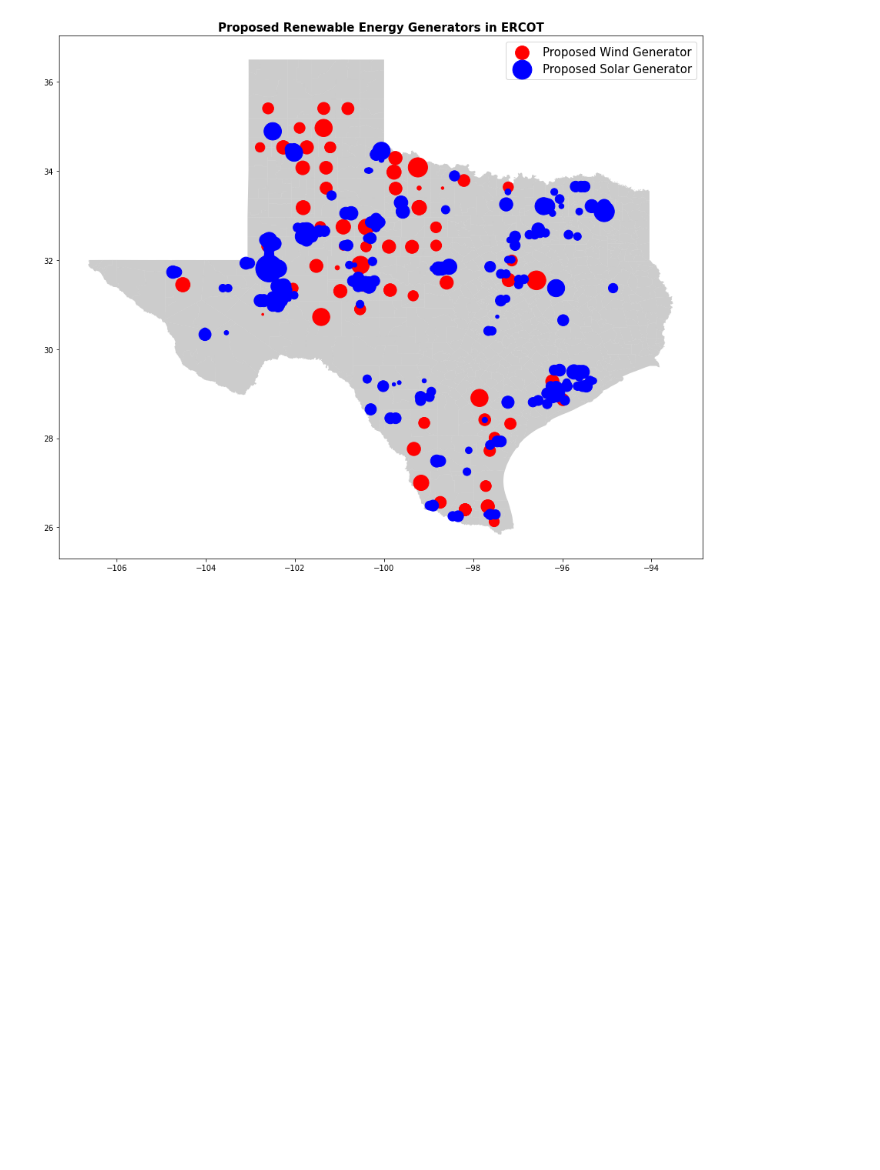
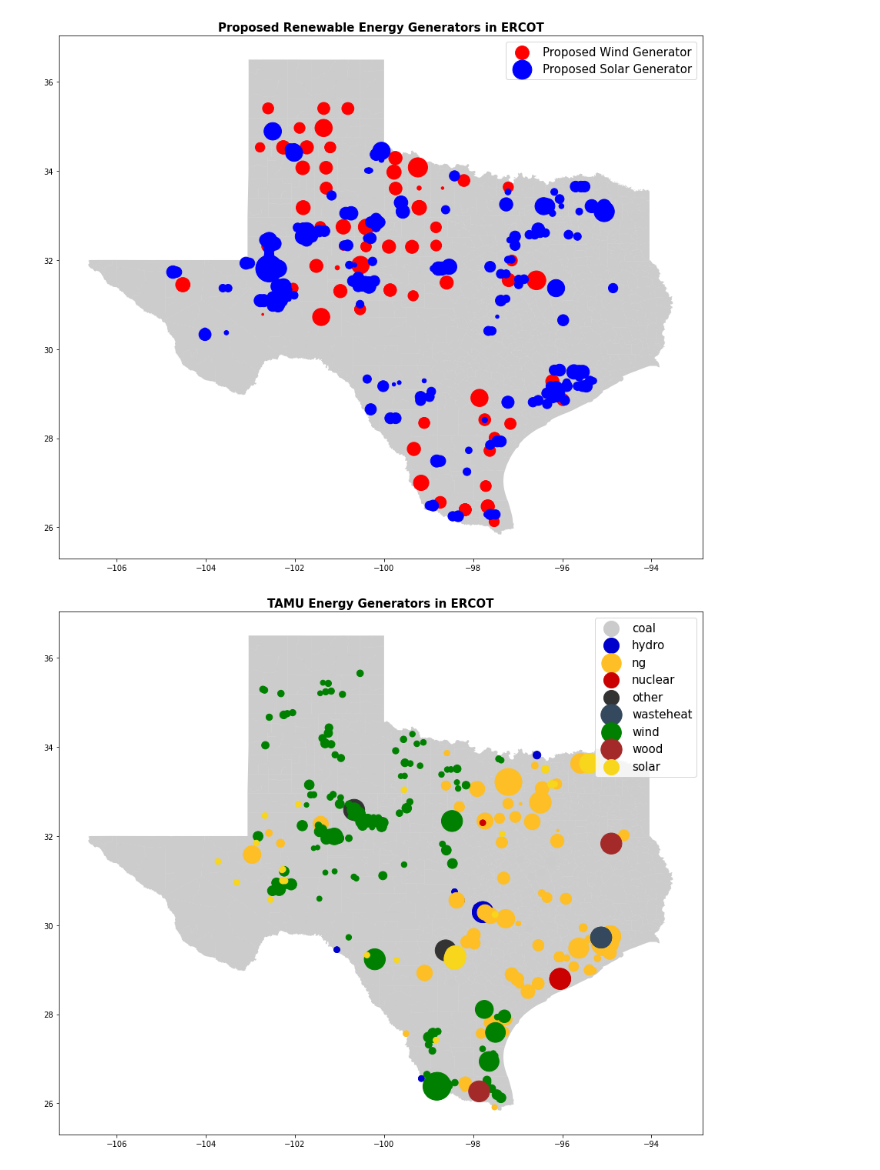
Before and after one commit to alberlin232/ML-Energy-Capstone, a Jupyter notebook: ERCOT/Capacity and Location.ipynb, the cells around one changed output. Saved outputs shown, nothing was run; the diff lists cells and outputs as text; code cells hidden in the pictures; blank space fills up the shorter version.

Commit message:
Used TAMU data to generate new Texas Map

```diff
--- a/ERCOT/Capacity and Location.ipynb
+++ b/ERCOT/Capacity and Location.ipynb
@@ -14,6 +14,11 @@ import pandas as pd
 
 wind = pd.read_excel (r'/Users/Rakene/Documents/Academics/280/ML-Energy-Capstone/ERCOT/wind_meta.xlsx')
 solar = pd.read_excel (r'/Users/Rakene/Documents/Academics/280/ML-Energy-Capstone/ERCOT/solar_meta.xlsx')
+genraw = pd.read_csv (r'/Users/Rakene/Documents/Academics/280/ML-Energy-Capstone/ERCOT/gen.csv')
+genfuel = pd.read_csv (r'/Users/Rakene/Documents/Academics/280/ML-Energy-Capstone/ERCOT/genfuel.csv')
+gencoordlat = pd.read_csv (r'/Users/Rakene/Documents/Academics/280/ML-Energy-Capstone/ERCOT/gencoordlat.csv')
+gencoordlon = pd.read_csv (r'/Users/Rakene/Documents/Academics/280/ML-Energy-Capstone/ERCOT/gencoordlon.csv')
+genpow = genraw['Var9']
 # %% [markdown]
 ## Split data into existing generators and propopsed generators
 # %%
@@ -21,6 +26,22 @@ wind_real = wind[wind['Group'] == "Existing"]
 solar_real = solar[solar['proposed'] == "Existing"]
 wind_pro = wind[wind['Group'] == "Proposed"]
 solar_pro = solar[solar['proposed'] == "Proposed"]
+# %%
+frames = [genfuel, gencoordlat, gencoordlon, genpow]
+gen = pd.concat(frames, axis=1)
+gen.columns = ['fuel', 'lat', 'lon', 'pow']
+# %%
+colorb = {'coal': (.7969,.7969,.7969),
+          'hydro': (0,0,.8),
+          'ng': (0.9961,0.75,.1484),
+          'ngcc': (0.52,0.8,.98),
+          'nuclear': (0.7969,0,0),
+          'other': (0.2,0.2,.2),
+          'wasteheat': (0.2031,0.2852,.3672),
+          'wind': (0,.5,0),
+          'wood': (0.6445,0.1641,.1641),
+          'solar': (0.9727,0.8398,.1094),
+         }
 # %% [markdown]
 ## Calculating the Total Capacity
 # %%
@@ -100,3 +121,25 @@ plt.legend(prop={'size':15})
 plt.show()
 # %% [output]
 [figure]
+# %%
+geometry4 = [Point(xy) for xy in zip(gen['lon'], gen['lat'])]
+geo_gen = gpd.GeoDataFrame(gen, geometry = geometry4)
+#print(geo_gen.head())
+# %%
+fig, ax = plt.subplots(figsize = (15,15))
+texas.plot(ax = ax, alpha = 0.4, color="grey")
+
+for fueltype, color in colorb.items():
+    geo_gen[geo_gen.fuel == fueltype].plot(ax=ax, marker='o', color=color, markersize=geo_gen['pow'],legend=True, label=fueltype)
+
+#geo_gen.plot(ax=ax, marker='o', color=(.2,.2,.2), markersize=geo_gen['pow'])
+#geo_solar_real.plot(ax=ax, marker='o', color='blue', markersize=geo_solar_real['AC_capacity_MW'], label="Existing Solar Generator")
+
+plt.title('TAMU Energy Generators in ERCOT', fontsize=15,fontweight='bold')
+
+
+#geo_wind_real['geometry'].plot(ax = ax, markersize = 20, color = "blue", marker="o", label= "Existing Wind Generator")
+plt.legend(prop={'size':15})
+plt.show()
+# %% [output]
+[figure, added]
```
Also changed, not shown: 4 other files.
